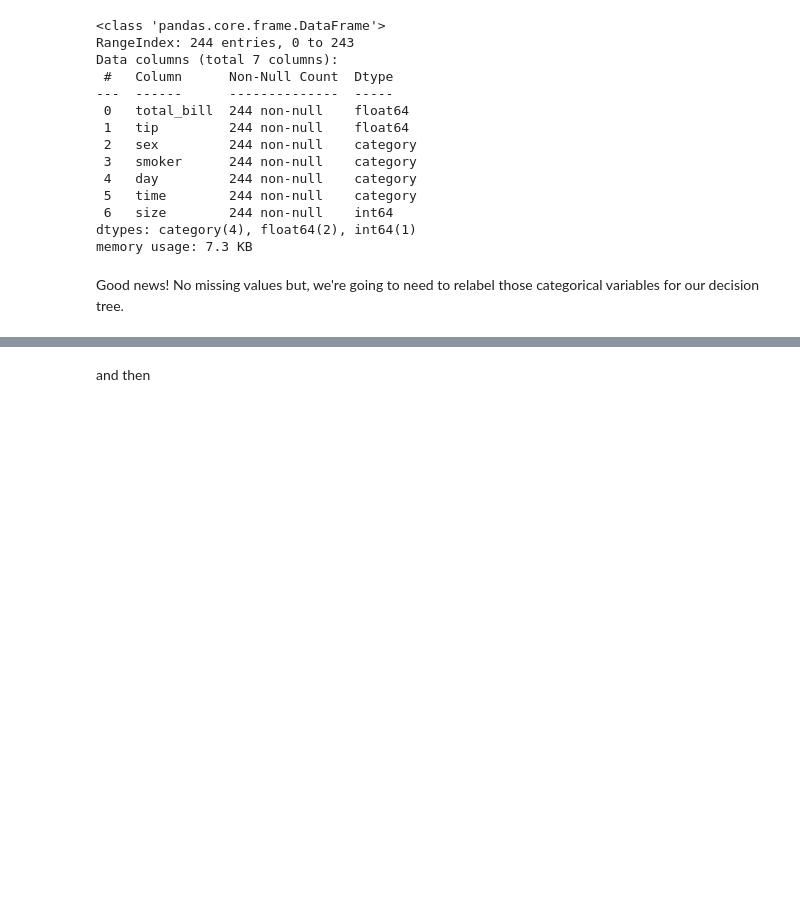
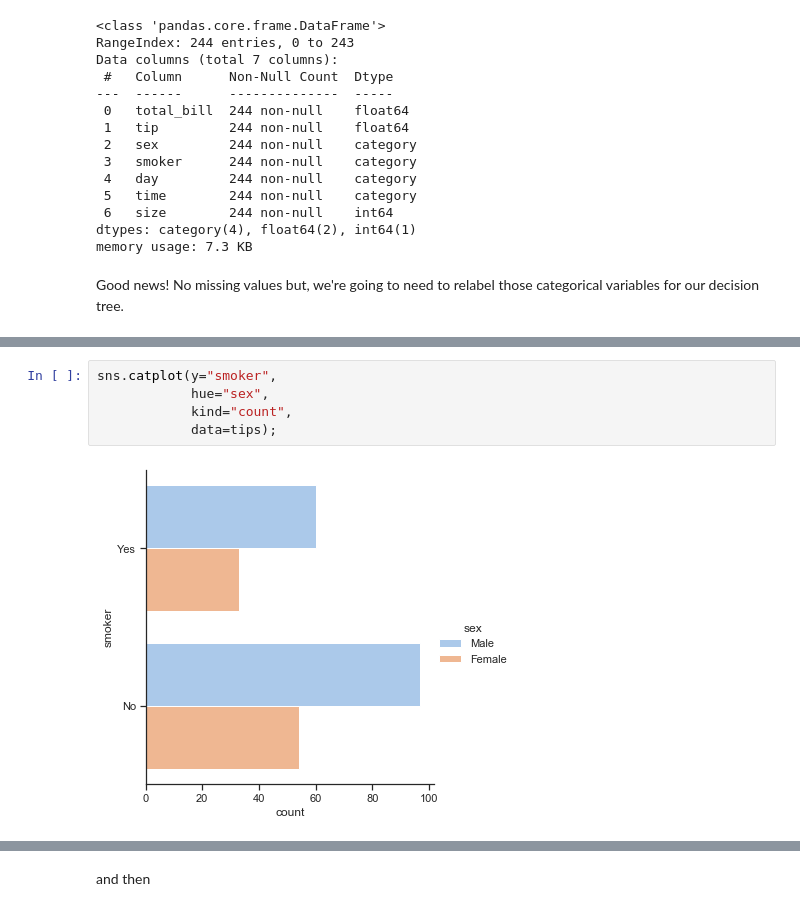
Before and after one commit to educatorsRlearners/an-a-z-of-machine-learning, a Jupyter notebook: _notebooks/2020-05-26-d-is-for-decision-tree.ipynb, the cells around one changed output, grey strips where cells are left out. Drawn from its saved outputs; the diff is of its cells as text; blank space fills up the shorter version.

```diff
--- a/_notebooks/2020-05-26-d-is-for-decision-tree.ipynb
+++ b/_notebooks/2020-05-26-d-is-for-decision-tree.ipynb
@@ -116,0 +84,7 @@ plt.show()
+# %%
+sns.catplot(y="smoker",
+            hue="sex",
+            kind="count",
+            data=tips);
+# %% [output]
+[figure, added]
```
Also changed, not shown: parts of 19 cells of this notebook.
